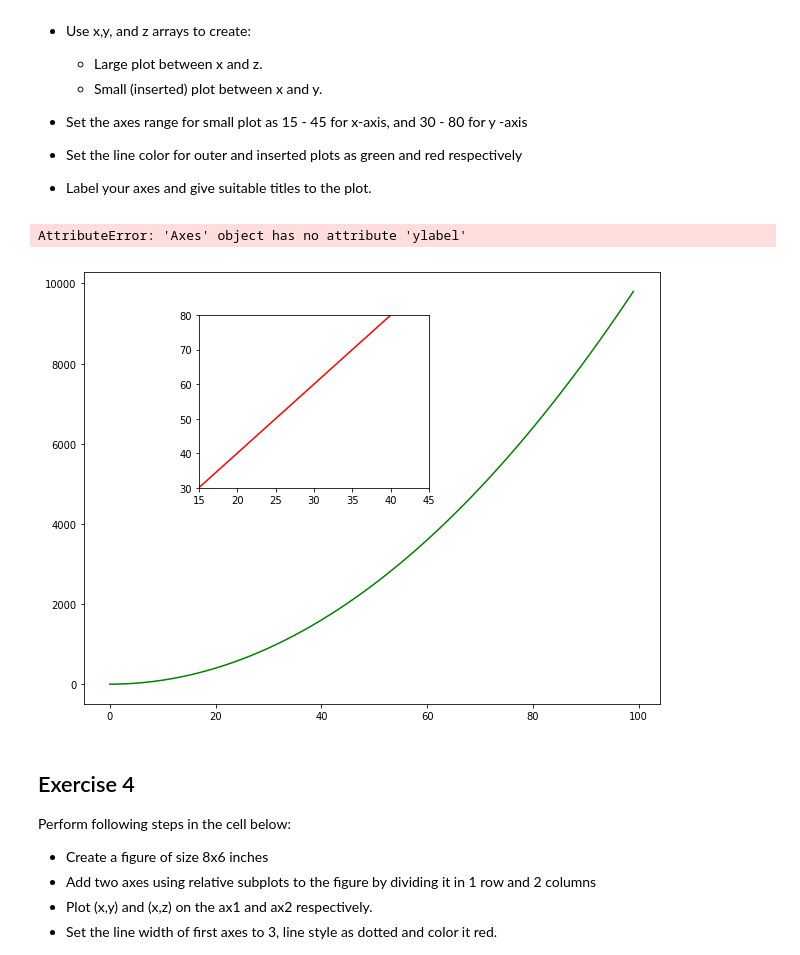
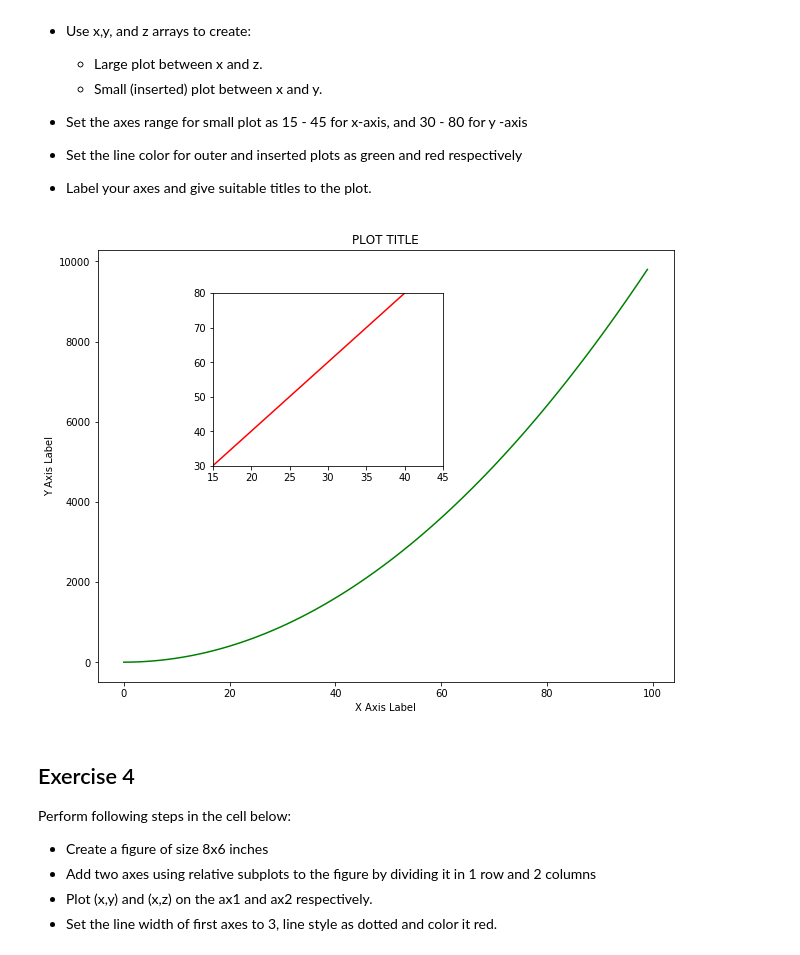
Before and after one commit to jdmitchell0216/ds-matplotlib-intro-lab-nyc-ds-career-012819, a Jupyter notebook: index.ipynb, the cells around one changed output. Saved outputs shown, nothing was run; the diff lists cells and outputs as text; code cells hidden in the pictures.

```diff
--- a/index.ipynb
+++ b/index.ipynb
@@ -118,18 +118,17 @@ Perform following tasks in the cell below:
 # %%
 xplot = plt.figure(figsize = (8, 6))
 ax1 = xplot.add_axes([0,0,1,1])
 ax2 = xplot.add_axes([0.2,0.5,0.4,0.4])
 ax2.set_xlim([15,45])
 ax2.set_ylim([30,80])
 ax1.plot(x, z, color = 'green', linestyle = '-')
 ax2.plot(x, y, color = 'red', linestyle = '-')
-ax1.set_label('X Axis Label')
-ax1.ylabel('Y Axis Label')
+ax1.set_xlabel('X Axis Label')
+ax1.set_ylabel('Y Axis Label')
 ax1.set_title('PLOT TITLE')
 plt.show()
 # %% [output]
-AttributeError: 'Axes' object has no attribute 'ylabel'
-[figure, old version]
+[figure, new version]
 # %% [markdown]
 ## Exercise 4
 
```
